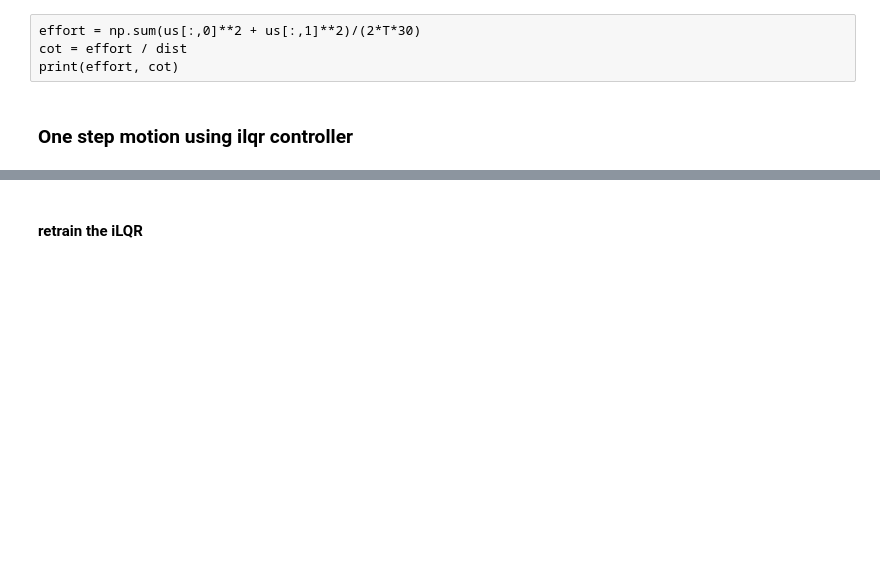
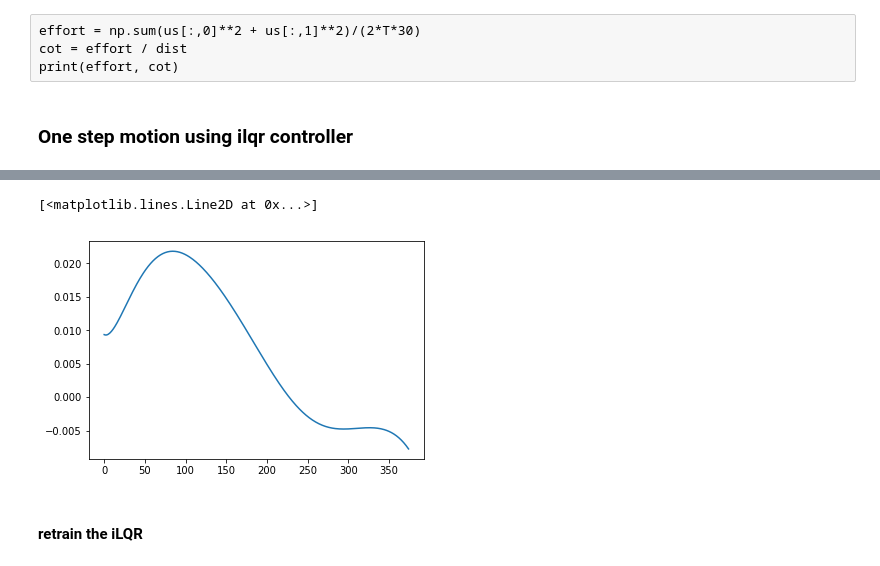
Before and after one commit to teguhSL/legged_robots, a Jupyter notebook: notebooks/Exercise4.ipynb, the cells around one changed output, grey strips where cells are left out. Cells and saved outputs as stored; diff of their text form; code cells hidden in the pictures; blank space fills up the shorter version.

Commit message:
second success case of iLQR (with less  control)

```diff
--- a/notebooks/Exercise4.ipynb
+++ b/notebooks/Exercise4.ipynb
@@ -589,7 +586,7 @@ biped = Biped()
 q0 = np.array([np.pi/9, -np.pi/9, 0.])
 dq0 = np.array([0.,0.,8.])
 # %%
-sln = biped.solve_eqns(q0, dq0, 20, biped.control_parameters)
+sln = biped.solve_eqns(q0, dq0, 10, biped.control_parameters)
 clear_output()
 # %% [raw]
 biped.animate(sln, dt = 0.001)
@@ -743,2 +741,5 @@ us = subsample(us, Tc+1)
+# %%
+xs = subsample(xs, Tc+1)
+us = subsample(us, Tc+1)
 # %% [markdown]
 #### Define cost
@@ -893,0 +907,5 @@ clear_output()
+# %%
+plt.plot(zswfs)
+# %% [output]
+[<matplotlib.lines.Line2D at 0x...>]
+[figure, added]
```
Also changed, not shown: parts of 31 cells of this notebook.
